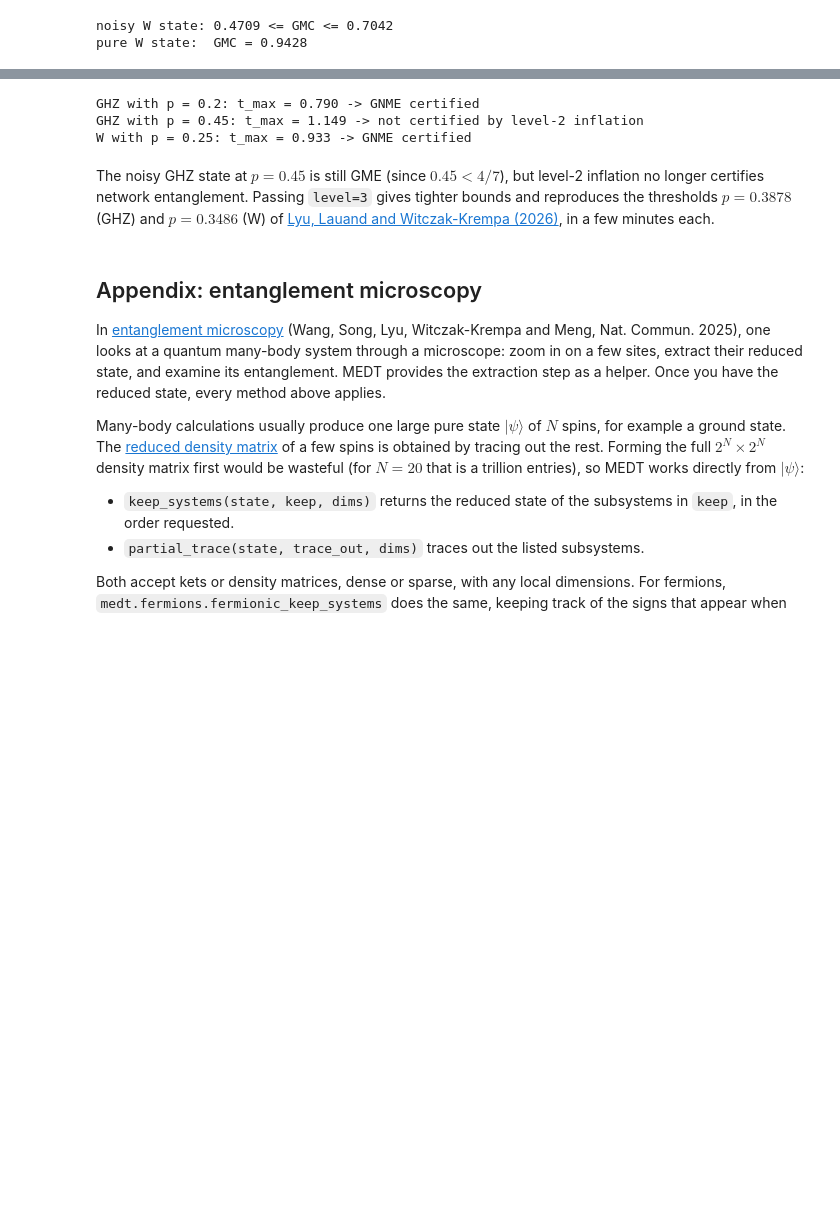
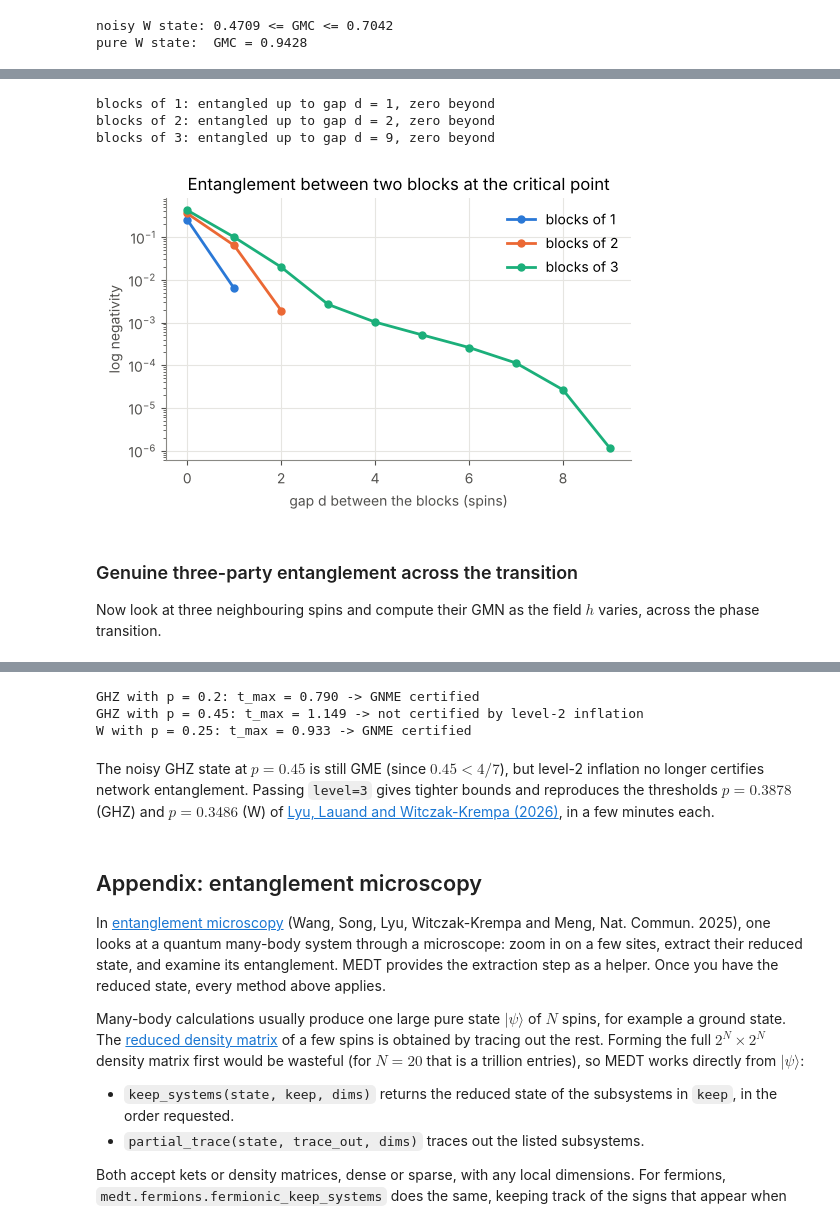
Before and after one commit to liukeLyu/multipartite-entanglement-detection-toolkit, a Jupyter notebook: examples/medt_tour.ipynb, the cells around one changed output, grey strips where cells are left out. Saved outputs shown, nothing was run; the diff lists cells and outputs as text; code cells hidden in the pictures; blank space fills up the shorter version.

```diff
--- a/examples/medt_tour.ipynb
+++ b/examples/medt_tour.ipynb
@@ -103,3 +142,30 @@ The model maps to free fermions, so the reduced density matrix of any few spins
+# %%
+gaps = np.arange(0, 13)
+colors = {1: "#2a78d6", 2: "#eb6834", 3: "#1baf7a"}
+fig, ax = plt.subplots()
+for ell in (1, 2, 3):
+    logneg = []
+    for d in gaps:
+        sites = list(range(ell)) + list(range(ell + d, 2 * ell + d))  # block A, gap of d spins, block B
+        rho = medt.tfim.tfim_rdm(1.0, sites)
+        logneg.append(medt.log_negativity(rho, range(ell), [2] * (2 * ell)))
+    logneg = np.array(logneg)
+    alive = logneg > 1e-10
+    ax.semilogy(gaps[alive], logneg[alive], color=colors[ell], lw=2, marker="o", ms=5, label=f"blocks of {ell}")
+    print(f"blocks of {ell}: entangled up to gap d = {gaps[alive].max()}, zero beyond")
+ax.set(xlabel="gap d between the blocks (spins)", ylabel="log negativity",
+       title="Entanglement between two blocks at the critical point")
+ax.legend(frameon=False)
+plt.show()
+# %% [output]
+blocks of 1: entangled up to gap d = 1, zero beyond
+blocks of 2: entangled up to gap d = 2, zero beyond
+blocks of 3: entangled up to gap d = 9, zero beyond
+[figure, added]
+# %% [markdown]
+### Genuine three-party entanglement across the transition
+
+Now look at three neighbouring spins and compute their GMN as the field $h$ varies, across the phase transition.
 # %%
 hs = np.linspace(0.05, 3.0, 30)
 t0 = time.time()
```
Also changed, not shown: parts of 15 cells of this notebook.
